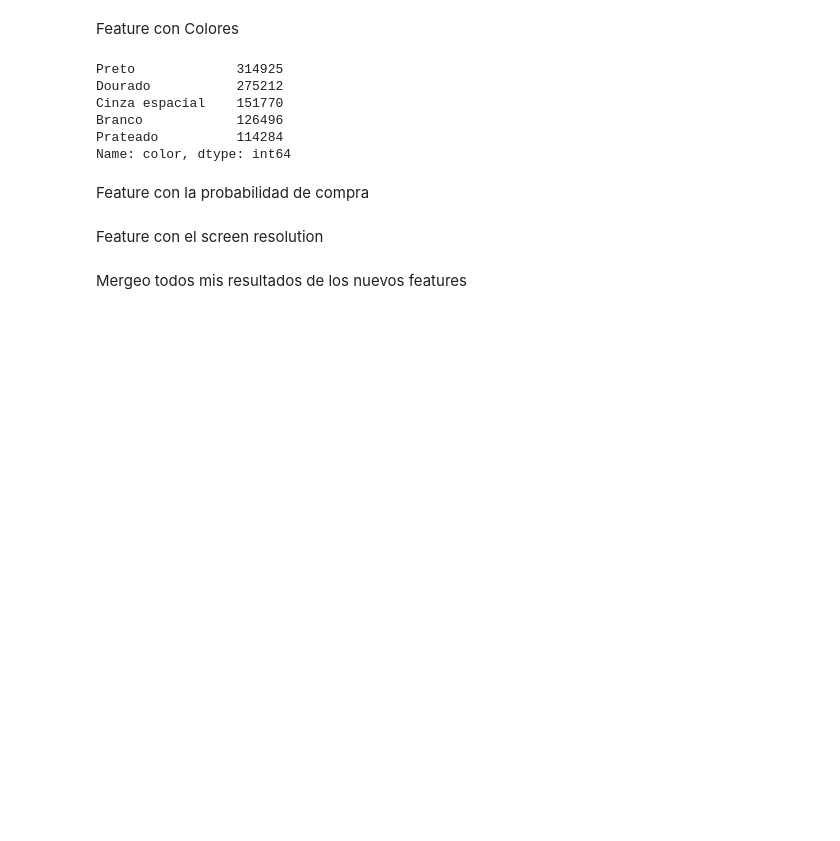
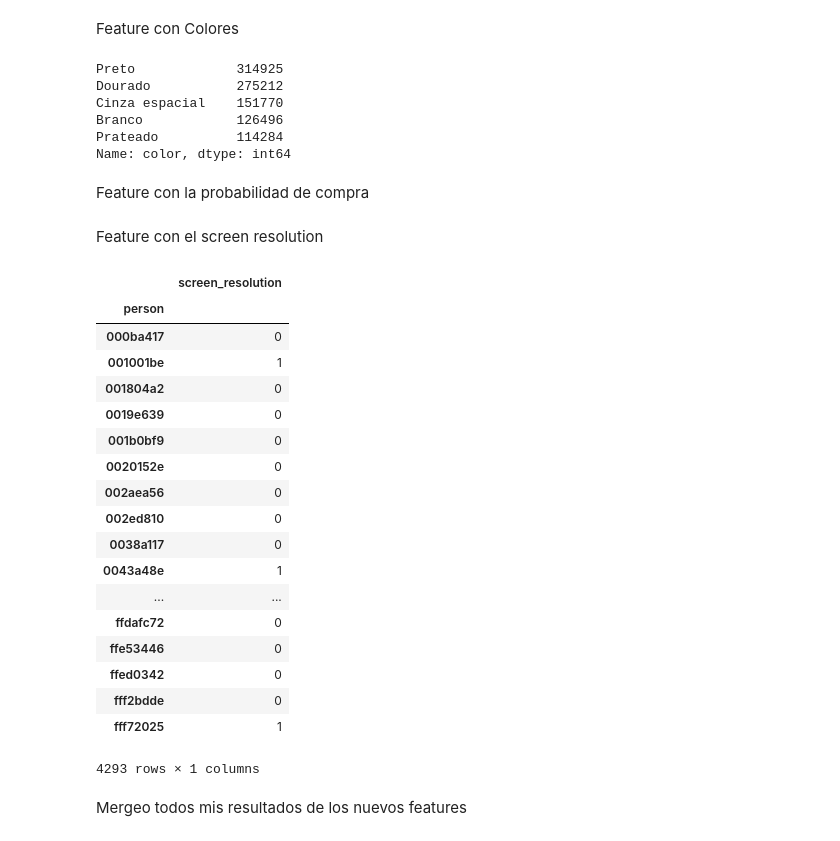
Before and after one commit to matfonseca/TP2DATOS, a Jupyter notebook: Map.ipynb, the cells around one changed output. Drawn from its saved outputs; the diff is of its cells as text; code cells hidden in the pictures; blank space fills up the shorter version.

```diff
--- a/Map.ipynb
+++ b/Map.ipynb
@@ -529,14 +529,31 @@ Feature con el screen resolution
 # %%
 resolutionData = eventsData[['person','event','screen_resolution']]
 resolutionData = resolutionData[resolutionData['event'].map(lambda x: x == 'conversion')]
 resolutionData = resolutionData.fillna('')
-resolutionData['screen_resolution'] = resolutionData['screen_resolution'].map(lambda x: 'A' if( x == '360x640') else x)
-resolutionData['screen_resolution'] = resolutionData['screen_resolution'].map(lambda x: 'B' if (x == '1366x768')else x)
-resolutionData['screen_resolution'] = resolutionData['screen_resolution'].map(lambda x: 'C' if (x == '1920x1080') else x)
-resolutionData['screen_resolution'] = resolutionData['screen_resolution'].map(lambda x: 'D' if (x == '1360x768') else x)
-resolutionData['screen_resolution'] = resolutionData['screen_resolution'].map(lambda x: 'E' if (x != 'A'and x!= 'B'and x!='C' and x!='D') else x)
-resolutionData = pd.get_dummies(resolutionData, columns = ['screen_resolution'])
-resolutionData = resolutionData.groupby('person').agg({'screen_resolution_A':'sum','screen_resolution_B':'sum','screen_resolution_C':'sum','screen_resolution_D':'sum','screen_resolution_E':'sum'})
+resolutionData['screen_resolution'] = resolutionData['screen_resolution'].map(lambda x: 1 if( x == '360x640') else 0)
+resolutionData = resolutionData.groupby('person').agg({'screen_resolution':'sum'})
+resolutionData['screen_resolution'] = resolutionData['screen_resolution'].map(lambda x: 1 if (x>0) else 0)
+resolutionData
+# %% [output]
+|  | screen_resolution |
+| person |  |
+| 000ba417 | 0 |
+| 001001be | 1 |
+| 001804a2 | 0 |
+| 0019e639 | 0 |
+| 001b0bf9 | 0 |
+| 0020152e | 0 |
+| 002aea56 | 0 |
+| 002ed810 | 0 |
+| 0038a117 | 0 |
+| 0043a48e | 1 |
+| ... | ... |
+| ffdafc72 | 0 |
+| ffe53446 | 0 |
+| ffed0342 | 0 |
+| fff2bdde | 0 |
+| fff72025 | 1 |
+4293 rows × 1 columns
 # %% [markdown]
 Mergeo todos mis resultados de los nuevos features
 # %%
```
Also changed, not shown: parts of 5 cells of this notebook, 5 other files.
